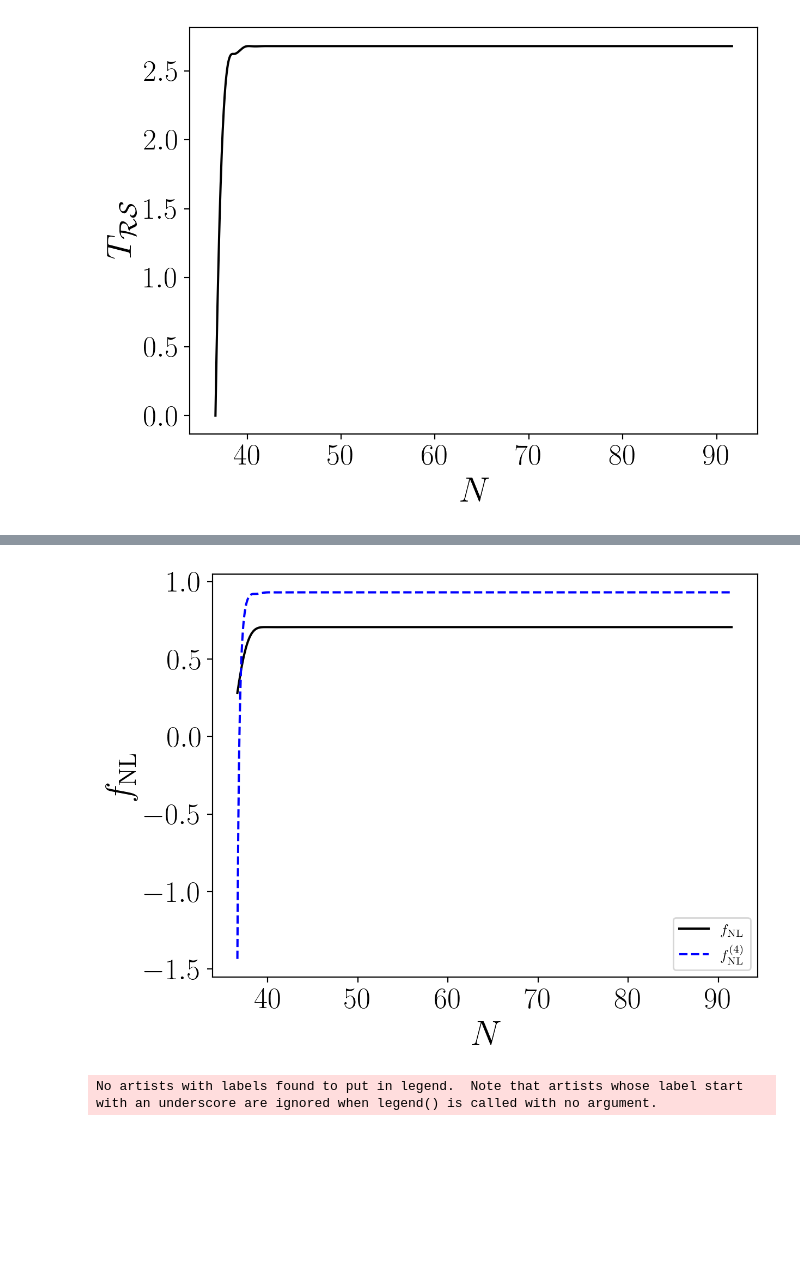
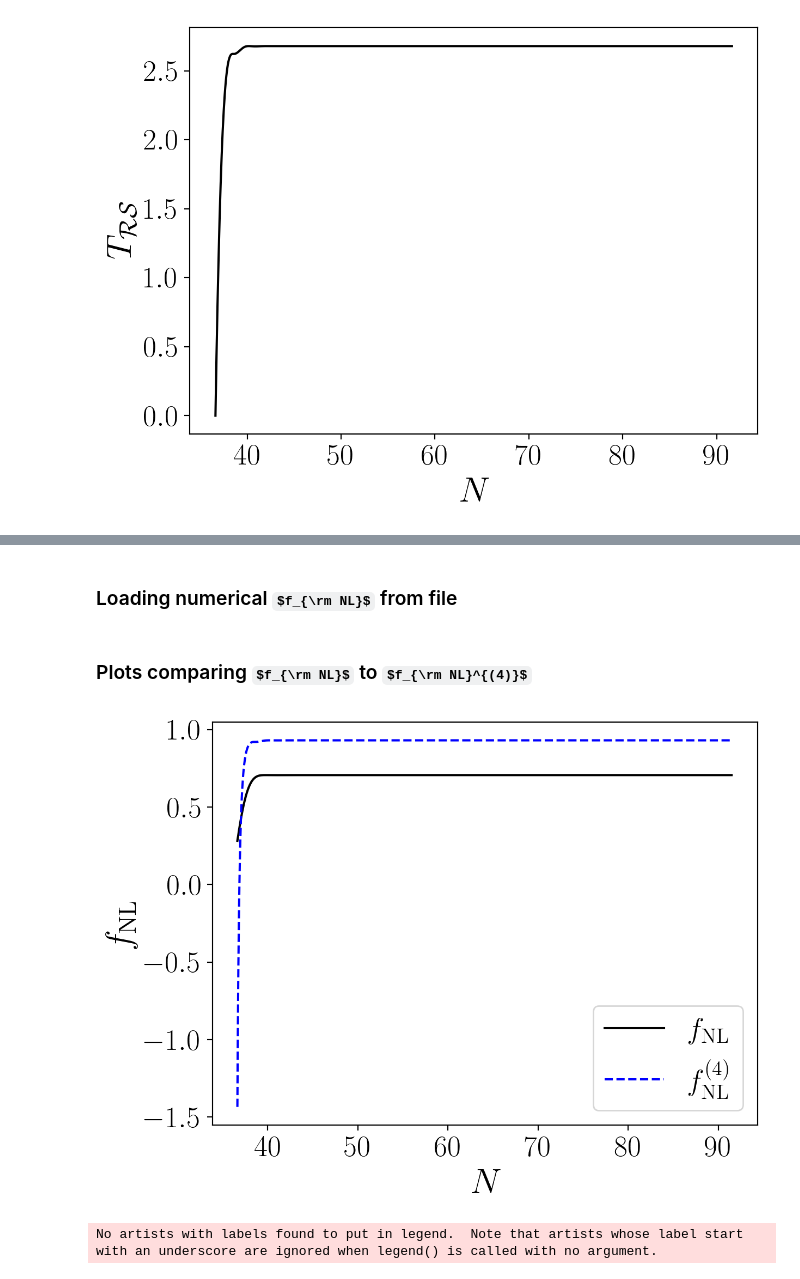
Before and after one commit to gsalinasphys/angular, a Jupyter notebook: fNL3.ipynb, the cells around one changed output, grey strips where cells are left out. Saved outputs shown, nothing was run; the diff lists cells and outputs as text; code cells hidden in the pictures; some formulas as TeX source; blank space fills up the shorter version.

```diff
--- a/fNL3.ipynb
+++ b/fNL3.ipynb
@@ -20,5 +26,6 @@ TRS_interp = interp1d(NTRS, TRS, kind="cubic")
 # %%
-N_interp = np.linspace(NTRS[0], NTRS[-1], 1_000)
+num_points = 1_000  # How many points to use in plot
+N_interp = np.linspace(NTRS[0], NTRS[-1], num_points)
 
 plt.plot(N_interp, TRS_interp(N_interp), c='k')
 plt.xlabel("$N$", fontsize=24)
@@ -34,5 +61,7 @@ fNL3 = lambda TRS, C1, C2, C3, C4: 0.106341**(-2)*(C1 + 3*C2*TRS + 3*C3*TRS**2 +
 
 fNL4 = lambda TRS: (-126.892 + 72.6042*TRS + 87.3785*TRS**2 + 16.3731*TRS**3) \
                     / (9.40371 + 6.11011 *TRS + TRS**2)**2
+# %% [markdown]
+### Loading numerical $f_{\rm NL}$ from file
 # %%
 Ns_PyT, fNL_PyT = np.load("output/3pt/fNL.npy")
@@ -40,16 +68,18 @@ Ns_PyT, fNL_PyT = np.load("output/3pt/fNL.npy")
 fNL = interp1d(Ns_PyT, fNL_PyT, kind="cubic")
+# %% [markdown]
+### Plots comparing $f_{\rm NL}$ to $f_{\rm NL}^{(4)}$
 # %%
 plt.plot(N_interp[:-3], -fNL(N_interp[:-3]), c='k', label="$f_{\\rm NL}$")
 plt.plot(N_interp, fNL4(TRS_interp(N_interp)), c='b', label="$f_{\\rm NL}^{(4)}$", ls='--')
 plt.xlabel("$N$", fontsize=24)
 plt.ylabel("$f_{\\rm NL}$", fontsize=24)
 plt.xticks(fontsize=20)
 plt.yticks(fontsize=20)
-plt.legend()
+plt.legend(fontsize=20)
 plt.tight_layout()
 plt.savefig("output/3pt/fNLfNL4")
 # %% [output]
-[figure, old version]
+[figure, new version]
 # %%
 fNL_diff = lambda N: -fNL(N) - fNL4(TRS_interp(N))
 
```
Also changed, not shown: parts of 14 cells of this notebook, 4 other files.
